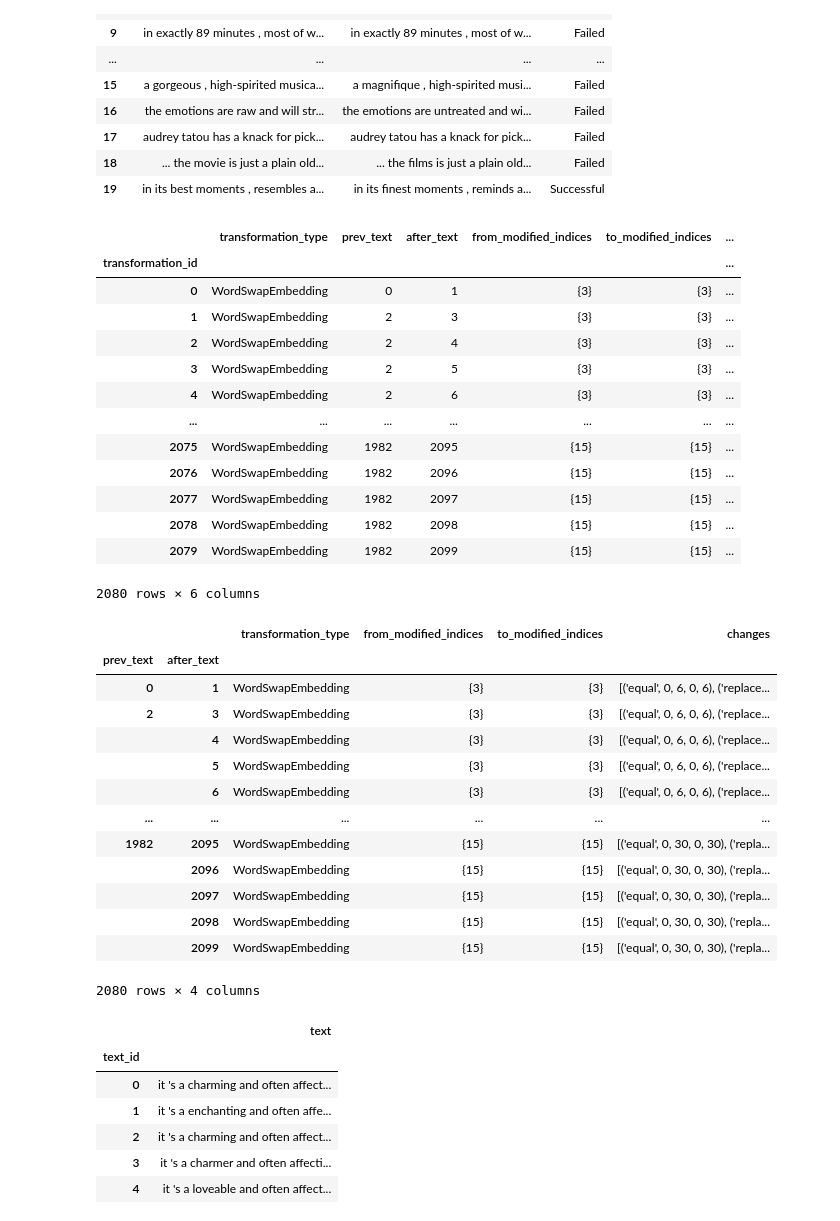
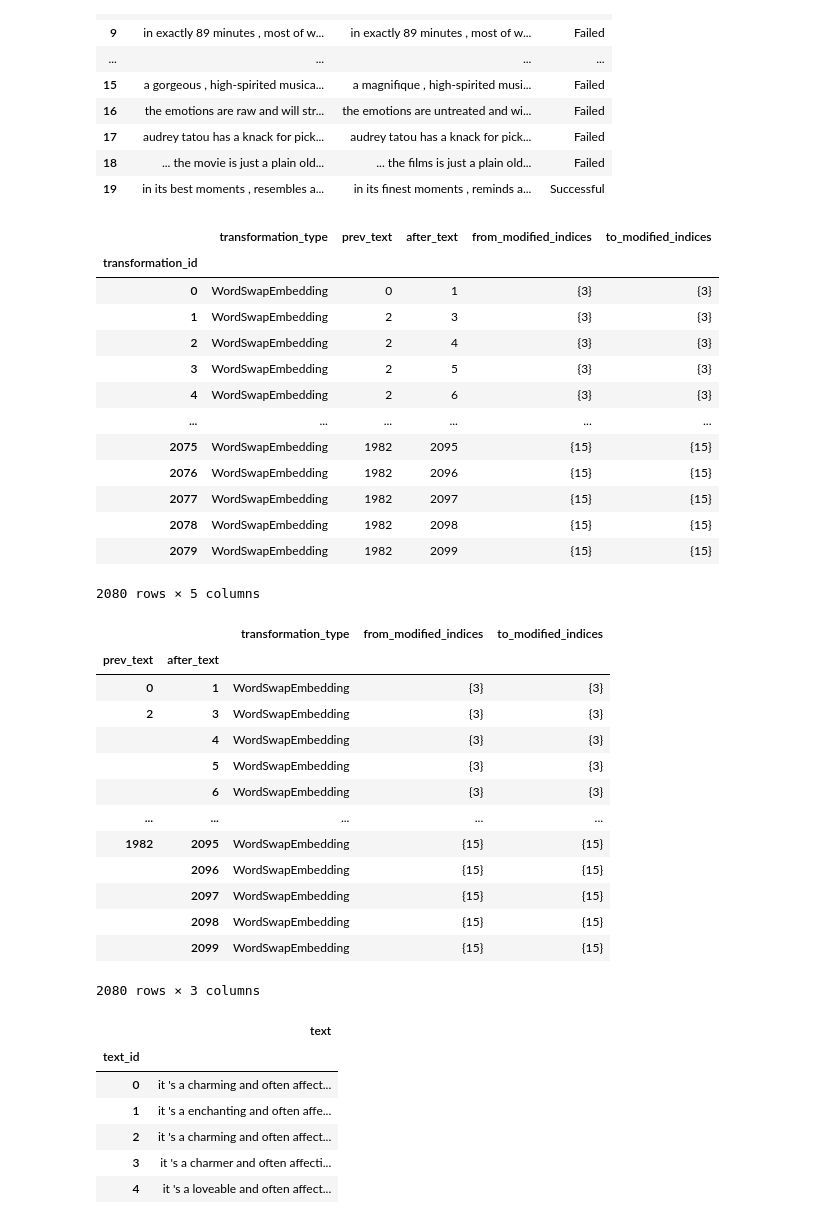
Before and after one commit to UCLA-SEAL/ProvenanceInspector, a Jupyter notebook: after/TextAttack/log_query_example.ipynb, the cells around one changed output. Cells and saved outputs as stored; diff of their text form; code cells hidden in the pictures.

Commit message:
separate record and text; letoken to letext

```diff
--- a/after/TextAttack/log_query_example.ipynb
+++ b/after/TextAttack/log_query_example.ipynb
@@ -229,41 +189,41 @@ out_df
 # %%
 transformation_log = pd.read_csv('../results/transformation.csv', index_col=0, names = ["transformation_id","transformation_type",
             "prev_text", "after_text", "from_modified_indices",
-            "to_modified_indices", "changes"])
+            "to_modified_indices"])
 transformation_log
 # %% [output]
-|  | transformation_type | prev_text | after_text | from_modified_indices | to_modified_indices | ... |
-| transformation_id |  |  |  |  |  | ... |
-| 0 | WordSwapEmbedding | 0 | 1 | {3} | {3} | ... |
-| 1 | WordSwapEmbedding | 2 | 3 | {3} | {3} | ... |
-| 2 | WordSwapEmbedding | 2 | 4 | {3} | {3} | ... |
-| 3 | WordSwapEmbedding | 2 | 5 | {3} | {3} | ... |
-| 4 | WordSwapEmbedding | 2 | 6 | {3} | {3} | ... |
-| ... | ... | ... | ... | ... | ... | ... |
-| 2075 | WordSwapEmbedding | 1982 | 2095 | {15} | {15} | ... |
-| 2076 | WordSwapEmbedding | 1982 | 2096 | {15} | {15} | ... |
-| 2077 | WordSwapEmbedding | 1982 | 2097 | {15} | {15} | ... |
-| 2078 | WordSwapEmbedding | 1982 | 2098 | {15} | {15} | ... |
-| 2079 | WordSwapEmbedding | 1982 | 2099 | {15} | {15} | ... |
+|  | transformation_type | prev_text | after_text | from_modified_indices | to_modified_indices |
+| transformation_id |  |  |  |  |  |
+| 0 | WordSwapEmbedding | 0 | 1 | {3} | {3} |
+| 1 | WordSwapEmbedding | 2 | 3 | {3} | {3} |
+| 2 | WordSwapEmbedding | 2 | 4 | {3} | {3} |
+| 3 | WordSwapEmbedding | 2 | 5 | {3} | {3} |
+| 4 | WordSwapEmbedding | 2 | 6 | {3} | {3} |
+| ... | ... | ... | ... | ... | ... |
+| 2075 | WordSwapEmbedding | 1982 | 2095 | {15} | {15} |
+| 2076 | WordSwapEmbedding | 1982 | 2096 | {15} | {15} |
+| 2077 | WordSwapEmbedding | 1982 | 2097 | {15} | {15} |
+| 2078 | WordSwapEmbedding | 1982 | 2098 | {15} | {15} |
+| 2079 | WordSwapEmbedding | 1982 | 2099 | {15} | {15} |
-2080 rows × 6 columns
+2080 rows × 5 columns
 # %%
 edge_to_transformation = transformation_log.set_index(['prev_text', 'after_text'])
 edge_to_transformation
 # %% [output]
-|  |  | transformation_type | from_modified_indices | to_modified_indices | changes |
-| prev_text | after_text |  |  |  |  |
-| 0 | 1 | WordSwapEmbedding | {3} | {3} | [('equal', 0, 6, 0, 6), ('replace... |
-| 2 | 3 | WordSwapEmbedding | {3} | {3} | [('equal', 0, 6, 0, 6), ('replace... |
-|  | 4 | WordSwapEmbedding | {3} | {3} | [('equal', 0, 6, 0, 6), ('replace... |
-|  | 5 | WordSwapEmbedding | {3} | {3} | [('equal', 0, 6, 0, 6), ('replace... |
-|  | 6 | WordSwapEmbedding | {3} | {3} | [('equal', 0, 6, 0, 6), ('replace... |
-| ... | ... | ... | ... | ... | ... |
-| 1982 | 2095 | WordSwapEmbedding | {15} | {15} | [('equal', 0, 30, 0, 30), ('repla... |
-|  | 2096 | WordSwapEmbedding | {15} | {15} | [('equal', 0, 30, 0, 30), ('repla... |
-|  | 2097 | WordSwapEmbedding | {15} | {15} | [('equal', 0, 30, 0, 30), ('repla... |
-|  | 2098 | WordSwapEmbedding | {15} | {15} | [('equal', 0, 30, 0, 30), ('repla... |
-|  | 2099 | WordSwapEmbedding | {15} | {15} | [('equal', 0, 30, 0, 30), ('repla... |
+|  |  | transformation_type | from_modified_indices | to_modified_indices |
+| prev_text | after_text |  |  |  |
+| 0 | 1 | WordSwapEmbedding | {3} | {3} |
+| 2 | 3 | WordSwapEmbedding | {3} | {3} |
+|  | 4 | WordSwapEmbedding | {3} | {3} |
+|  | 5 | WordSwapEmbedding | {3} | {3} |
+|  | 6 | WordSwapEmbedding | {3} | {3} |
+| ... | ... | ... | ... | ... |
+| 1982 | 2095 | WordSwapEmbedding | {15} | {15} |
+|  | 2096 | WordSwapEmbedding | {15} | {15} |
+|  | 2097 | WordSwapEmbedding | {15} | {15} |
+|  | 2098 | WordSwapEmbedding | {15} | {15} |
+|  | 2099 | WordSwapEmbedding | {15} | {15} |
-2080 rows × 4 columns
+2080 rows × 3 columns
 # %%
 edges_df = transformation_log[['prev_text','after_text']]
 forward_edges_df = edges_df.set_index('prev_text')
```
Also changed, not shown: parts of 3 cells of this notebook, 7 other files.
